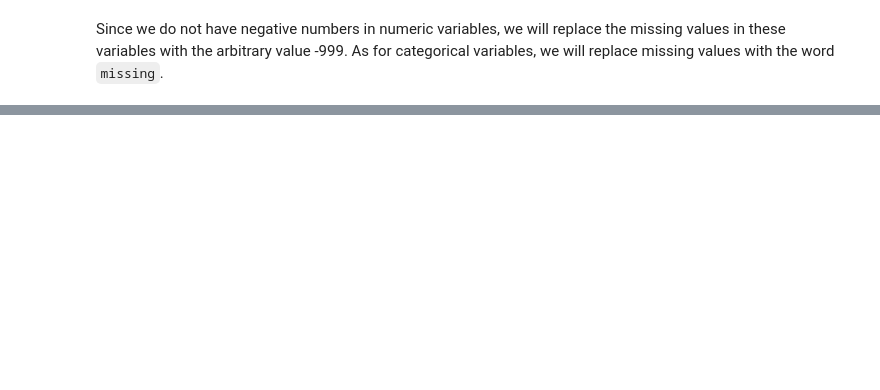
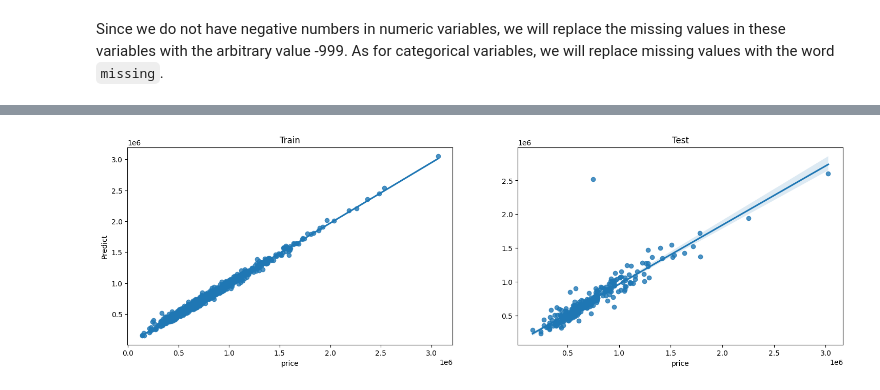
Before and after one commit to DellaCortef/supervised-learning-regression-reference, a Jupyter notebook: regression-II/regression-modeling.ipynb, the cells around one changed output, grey strips where cells are left out. Saved outputs shown, nothing was run; the diff lists cells and outputs as text; code cells hidden in the pictures; blank space fills up the shorter version.

Commit message:
creating regression-modeling ipynb file and applying regression models

```diff
--- a/regression-II/regression-modeling.ipynb
+++ b/regression-II/regression-modeling.ipynb
@@ -97,0 +227,15 @@ Since we do not have negative numbers in numeric variables, we will replace the
+# %%
+data_tree_pipe = Pipeline(steps=[
+    ('numeric_imputer', ArbitraryNumberImputer(arbitrary_number=-999, variables=num_vars)),
+    ('categoric_imputer', CategoricalImputer(fill_value='Missing', variables=cat_vars, return_object=True)),
+    ('one_hot_encoder', OneHotEncoder(variables=cat_vars))
+])
+
+data_linear_pipe = Pipeline(steps=[
+    ('numeric_imputer', ArbitraryNumberImputer(arbitrary_number=-999, variables=num_vars)),
+    ('standard_scaler', SklearnTransformerWrapper(transformer=StandardScaler(), variables=num_vars)),
+    ('categoric_imputer', CategoricalImputer(fill_value='Missing', variables=cat_vars, return_object=True)),
+    ('one_hot_encoder', OneHotEncoder(variables=cat_vars))
+])
+# %%
+data_tree_pipe.fit_transform(X_train).head()
@@ -97,0 +250,2 @@ Since we do not have negative numbers in numeric variables, we will replace the
+# %%
+data_linear_pipe.fit_transform(X_train).head()
@@ -97,0 +335,6 @@ Since we do not have negative numbers in numeric variables, we will replace the
+# %%
+best_model = Pipeline(data_tree_pipe.steps + [('catboost', CatBoostRegressor(random_state=42))])
+
+best_model.fit(X_train, y_train)
+y_pred_train = best_model.predict(X_train)
+y_pred_test  = best_model.predict(X_test)
@@ -97,0 +359,9 @@ Since we do not have negative numbers in numeric variables, we will replace the
+# %%
+fig, ax = plt.subplots(figsize=(18,5), nrows=1, ncols=2)
+sns.regplot(x=y_train, y=y_pred_train, ax=ax[0])
+sns.regplot(x=y_test, y=y_pred_test, ax=ax[1])
+ax[0].set_ylabel('Predict')
+ax[0].set_title('Train')
+ax[1].set_title('Test');
+# %% [output]
+[figure, added]
```
Also changed, not shown: parts of 23 cells of this notebook, 4 other files.
